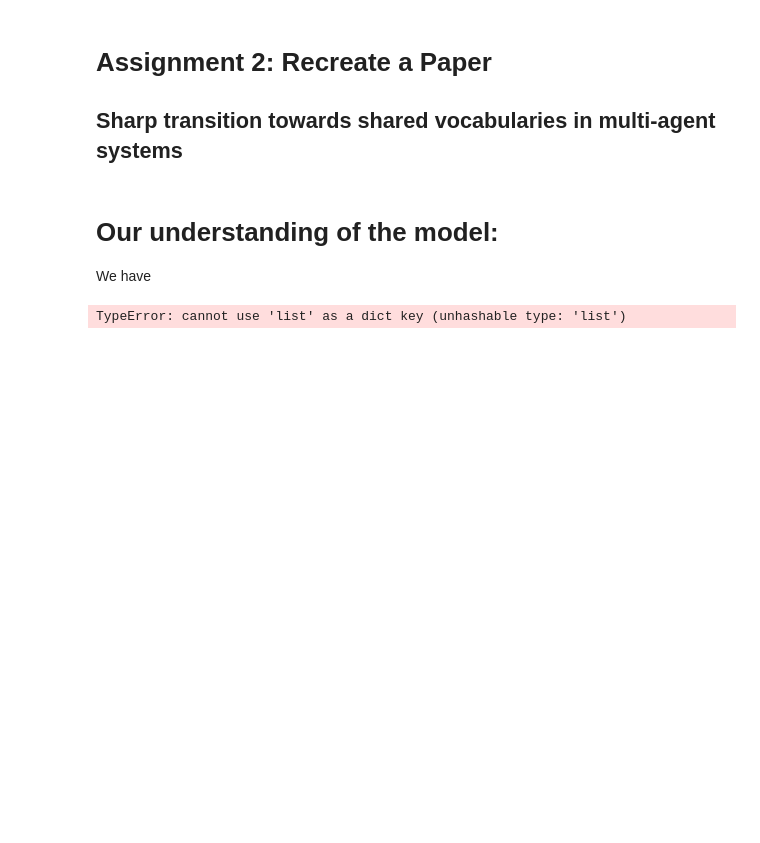
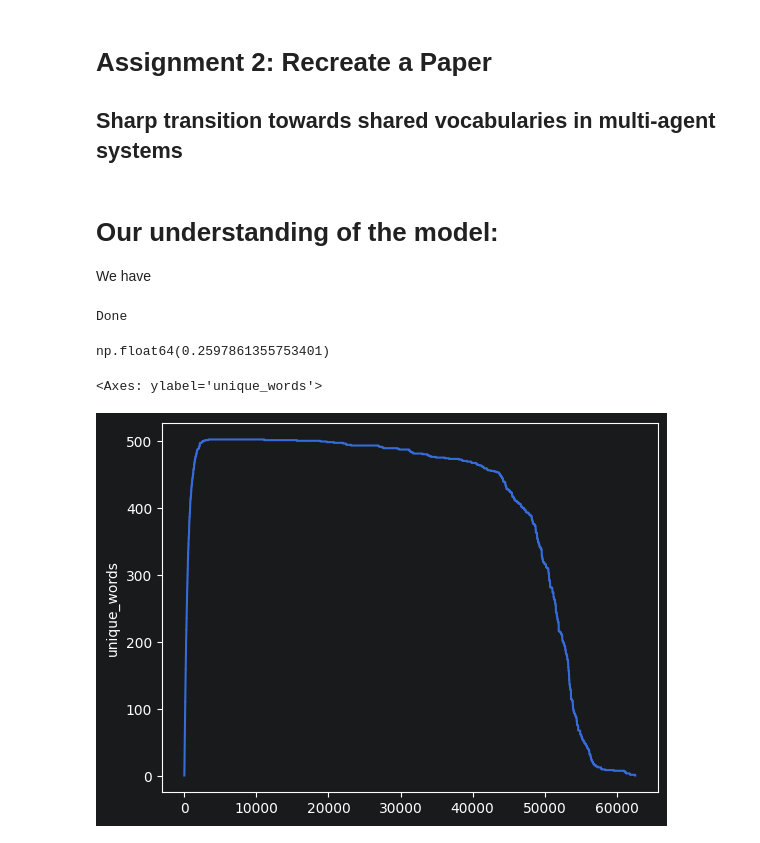
Before and after one commit to jaklvinc/CMSS-TUGraz-2026, a Jupyter notebook: hw2/Assignment2.ipynb, the cells around one changed output. Saved outputs shown, nothing was run; the diff lists cells and outputs as text; code cells hidden in the pictures; blank space fills up the shorter version.

```diff
--- a/hw2/Assignment2.ipynb
+++ b/hw2/Assignment2.ipynb
@@ -13,3 +14,5 @@ import itertools # use this if needed
 # Our understanding of the model:
 
 We have
+# %%
+WORD_LENGTH = 5
@@ -15,0 +33,34 @@ We have
+# %%
+class PlayerAgent(mesa.Agent):
+    def __init__(self, model: mesa.Model, *args, **kwargs) -> None:
+        super().__init__(model, *args, **kwargs)
+
+        self.vocabulary = dict()
+
+    def generate_new_word(self):
+        new_word = "".join(random.choices(string.ascii_letters, k=WORD_LENGTH))
+
+        return new_word
+
+    def speak(self,context):
+        current_object = random.choice(context)
+        if current_object not in self.vocabulary:
+            new_word = self.generate_new_word()
+            self.vocabulary[current_object] = [new_word]
+            return (current_object, new_word)
+        else:
+            return (current_object, random.choice(self.vocabulary[current_object]))
+
+    def hear(self,word,current_object):
+        #If the agent doesn't have any words in the vocabulary associated with the object
+        if current_object not in self.vocabulary:
+            self.vocabulary[current_object] = [word]
+            return False
+        #If the agent already has words in its vocabulary for the object, but none of them match
+        elif word not in self.vocabulary[current_object]:
+            self.vocabulary[current_object].append(word)
+            return False
+        # If one of the words in the vocabulary matches the heard word
+        else:
+            self.vocabulary[current_object] = [word]
+            return True
@@ -16,6 +117,16 @@ We have
 # %%
-import assignment2
-model = assignment2.NamingGame(1000, None, 1)
+model = NamingGame(1000, None, 1)
 model.run_model()
 # %% [output]
-TypeError: cannot use 'list' as a dict key (unhashable type: 'list')
+Done
+# %%
+data = model.datacollector.get_model_vars_dataframe()
+# %%
+data['success'].mean()
+# %% [output]
+np.float64(0.2597861355753401)
+# %%
+sns.lineplot(data['unique_words'])
+# %% [output]
+<Axes: ylabel='unique_words'>
+[figure, added]
```
Also changed, not shown: parts of 4 cells of this notebook.
